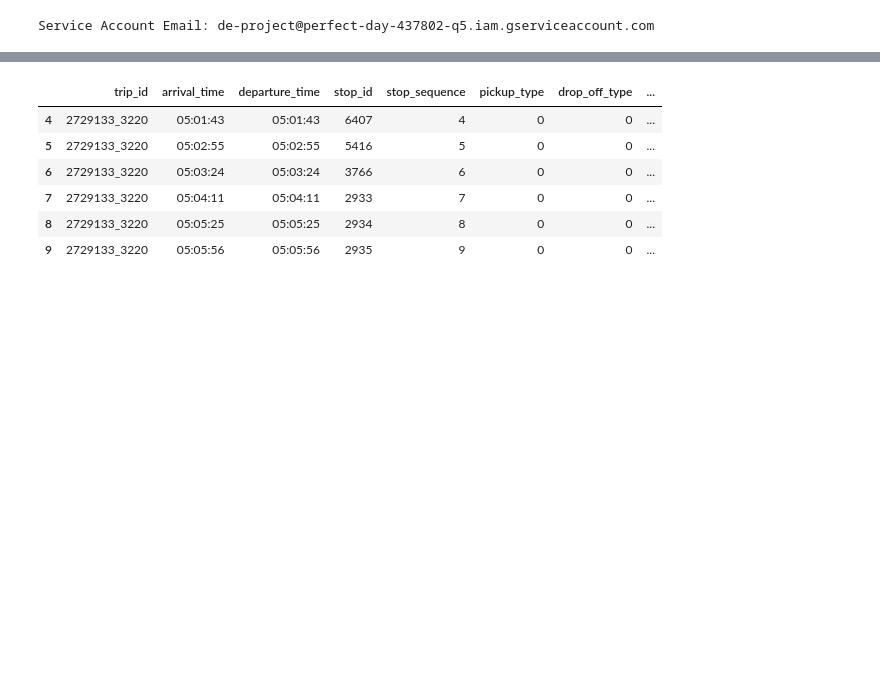
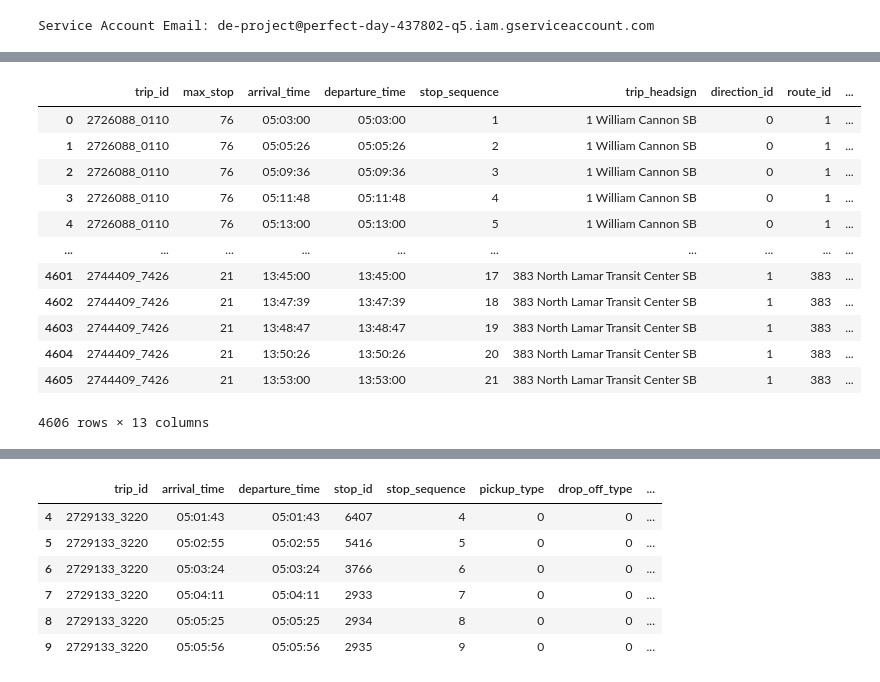
Before and after one commit to mmaliu97/onebus, a Jupyter notebook: GTFS1.ipynb, the cells around one changed output, grey strips where cells are left out. Saved outputs shown, nothing was run; the diff lists cells and outputs as text; code cells hidden in the pictures; blank space fills up the shorter version.

```diff
--- a/GTFS1.ipynb
+++ b/GTFS1.ipynb
@@ -31,3 +27,11 @@ ModuleNotFoundError: No module named 'psycopg2'
+# %%
+# To display all rows without truncation
+pd.set_option('display.max_rows', None)
+
+# To also prevent column truncation
+pd.set_option('display.max_columns', None)
+pd.set_option('display.width', None)  # Auto-detect terminal width
+pd.set_option('display.max_colwidth', None)  # Show full column content
 # %%
 stops_df = pd.read_csv("stops.csv")
 trips_df = pd.read_csv("e_trips.csv")
@@ -128,0 +100,19 @@ stop_times_df
+# %%
+# Step 3: Merge to get trip + route + max stop_sequence
+trip_route_seq = pd.merge(trip_max_seq, all_unique_stops, on='trip_id')
+
+trip_route_seq
+# %% [output]
+|  | trip_id | max_stop | arrival_time | departure_time | stop_sequence | trip_headsign | direction_id | route_id | ... |
+| 0 | 2726088_0110 | 76 | 05:03:00 | 05:03:00 | 1 | 1 William Cannon SB | 0 | 1 | ... |
+| 1 | 2726088_0110 | 76 | 05:05:26 | 05:05:26 | 2 | 1 William Cannon SB | 0 | 1 | ... |
+| 2 | 2726088_0110 | 76 | 05:09:36 | 05:09:36 | 3 | 1 William Cannon SB | 0 | 1 | ... |
+| 3 | 2726088_0110 | 76 | 05:11:48 | 05:11:48 | 4 | 1 William Cannon SB | 0 | 1 | ... |
+| 4 | 2726088_0110 | 76 | 05:13:00 | 05:13:00 | 5 | 1 William Cannon SB | 0 | 1 | ... |
+| ... | ... | ... | ... | ... | ... | ... | ... | ... | ... |
+| 4601 | 2744409_7426 | 21 | 13:45:00 | 13:45:00 | 17 | 383 North Lamar Transit Center SB | 1 | 383 | ... |
+| 4602 | 2744409_7426 | 21 | 13:47:39 | 13:47:39 | 18 | 383 North Lamar Transit Center SB | 1 | 383 | ... |
+| 4603 | 2744409_7426 | 21 | 13:48:47 | 13:48:47 | 19 | 383 North Lamar Transit Center SB | 1 | 383 | ... |
+| 4604 | 2744409_7426 | 21 | 13:50:26 | 13:50:26 | 20 | 383 North Lamar Transit Center SB | 1 | 383 | ... |
+| 4605 | 2744409_7426 | 21 | 13:53:00 | 13:53:00 | 21 | 383 North Lamar Transit Center SB | 1 | 383 | ... |
+4606 rows × 13 columns
```
Also changed, not shown: parts of 19 cells of this notebook, 3 other files.
